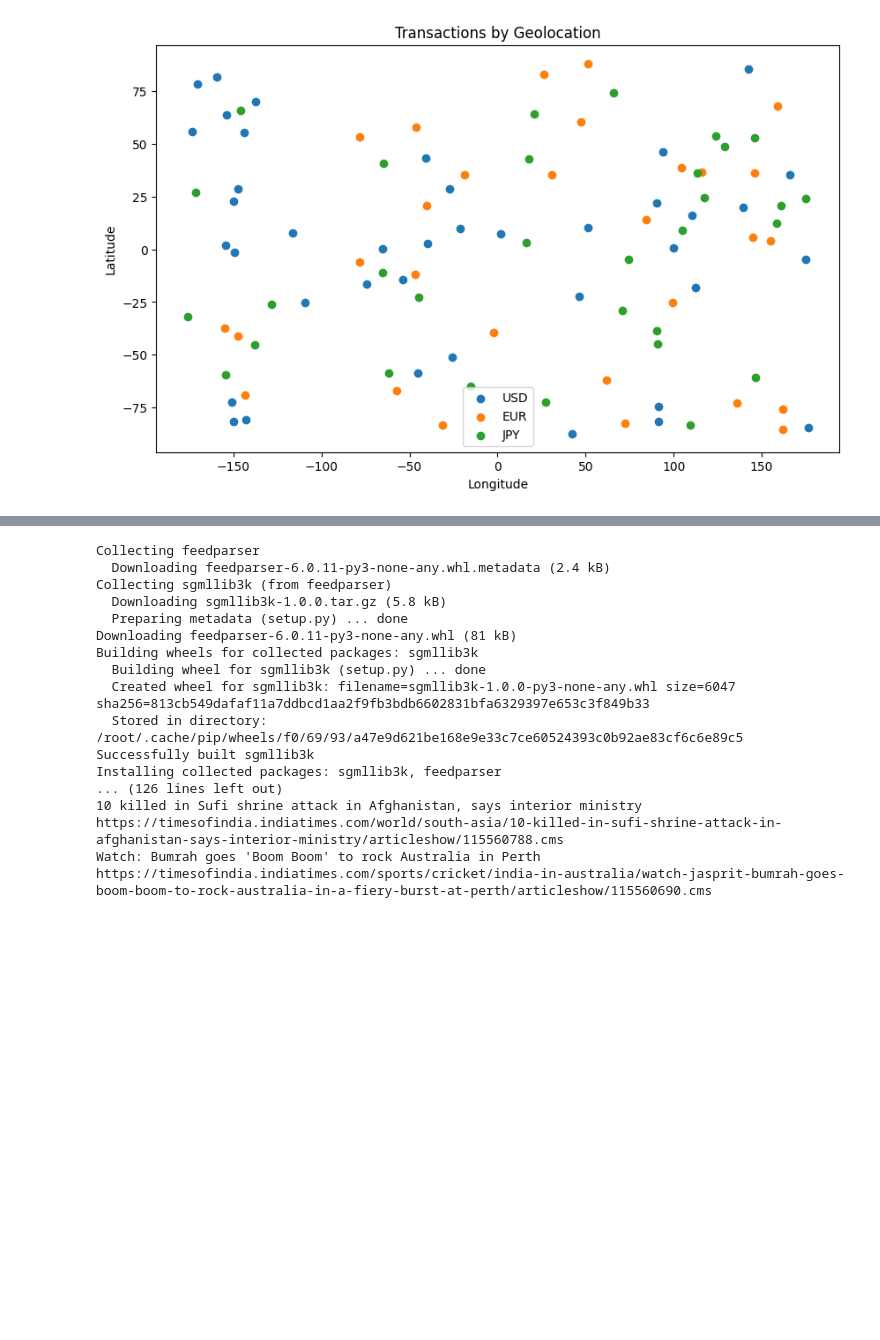
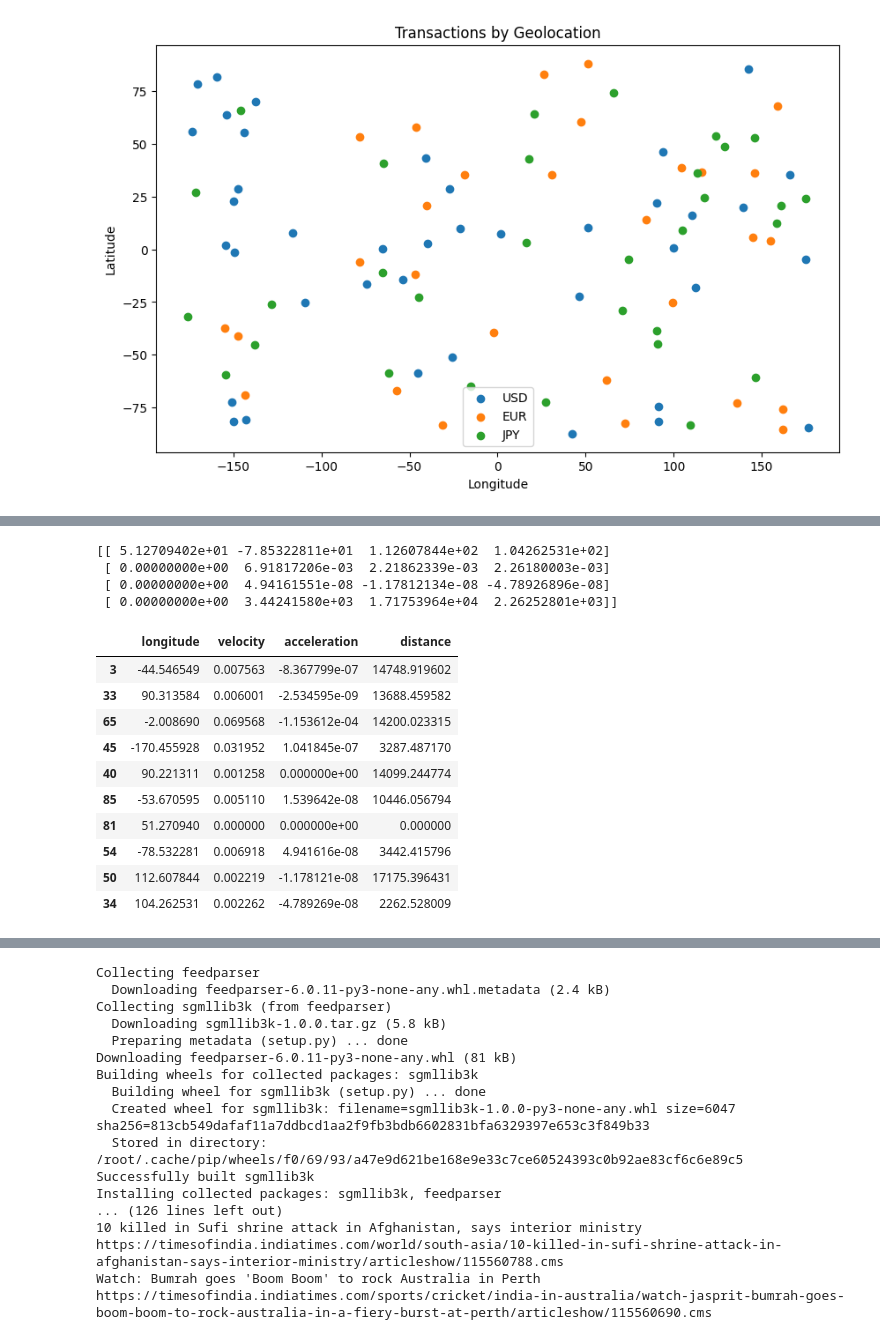
Before and after one commit to ursa-mikail/python_activity_monitoring, a Jupyter notebook: activity_monitoring.ipynb, the cells around one changed output, grey strips where cells are left out. Drawn from its saved outputs; the diff is of its cells as text; code cells hidden in the pictures; blank space fills up the shorter version.

```diff
--- a/activity_monitoring.ipynb
+++ b/activity_monitoring.ipynb
@@ -358,0 +392,64 @@ plot_graphs(df)
+# %%
+dataFrame
+
+last_N = -4
+# Select all rows and the last_N columns
+result = dataFrame.iloc[:, last_N:]
+
+df_new = result.sample(10)
+
+# extract to an array
+import numpy as np
+
+arr = np.array([df_new['longitude'],	df_new['velocity'],	df_new['acceleration'],	df_new['distance']])
+
+# Select all rows and the last_N columns
+result = arr[:, last_N:]
+print(result)
+
+"""
+import pandas as pd
+
+# Create a DataFrame with 3 rows and 6 columns
+df = pd.DataFrame({
+    'A': [1, 2, 3],
+    'B': [4, 5, 6],
+    'C': [7, 8, 9],
+    'D': [10, 11, 12],
+    'E': [13, 14, 15],
+    'F': [16, 17, 18]
+})
+
+# Select all rows and the last 4 columns
+result = df.iloc[:, -4:]
+print(result)
+
+
+import numpy as np
+
+# Create a 3x6 numpy array
+arr = np.array([[ 1,  2,  3,  4,  5,  6],
+                [ 7,  8,  9, 10, 11, 12],
+                [13, 14, 15, 16, 17, 18]])
+
+# Select all rows and the last 4 columns
+result = arr[:, -4:]
+print(result)
+"""
+df_new
+# %% [output]
+[[ 5.12709402e+01 -7.85322811e+01  1.12607844e+02  1.04262531e+02]
+ [ 0.00000000e+00  6.91817206e-03  2.21862339e-03  2.26180003e-03]
+ [ 0.00000000e+00  4.94161551e-08 -1.17812134e-08 -4.78926896e-08]
+ [ 0.00000000e+00  3.44241580e+03  1.71753964e+04  2.26252801e+03]]
+|  | longitude | velocity | acceleration | distance |
+| 3 | -44.546549 | 0.007563 | -8.367799e-07 | 14748.919602 |
+| 33 | 90.313584 | 0.006001 | -2.534595e-09 | 13688.459582 |
+| 65 | -2.008690 | 0.069568 | -1.153612e-04 | 14200.023315 |
+| 45 | -170.455928 | 0.031952 | 1.041845e-07 | 3287.487170 |
+| 40 | 90.221311 | 0.001258 | 0.000000e+00 | 14099.244774 |
+| 85 | -53.670595 | 0.005110 | 1.539642e-08 | 10446.056794 |
+| 81 | 51.270940 | 0.000000 | 0.000000e+00 | 0.000000 |
+| 54 | -78.532281 | 0.006918 | 4.941616e-08 | 3442.415796 |
+| 50 | 112.607844 | 0.002219 | -1.178121e-08 | 17175.396431 |
+| 34 | 104.262531 | 0.002262 | -4.789269e-08 | 2262.528009 |
```
Also changed, not shown: parts of 4 cells of this notebook.
